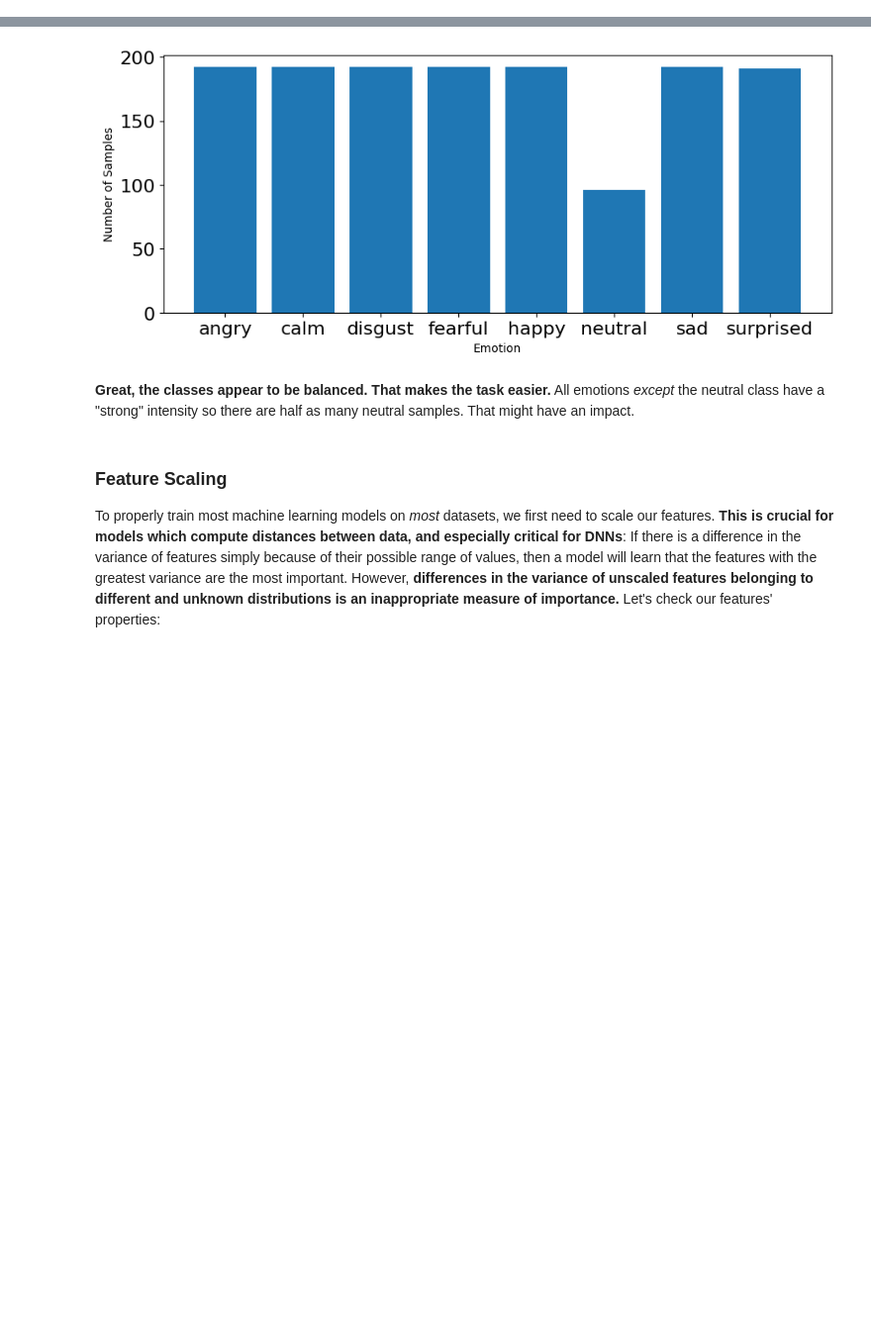
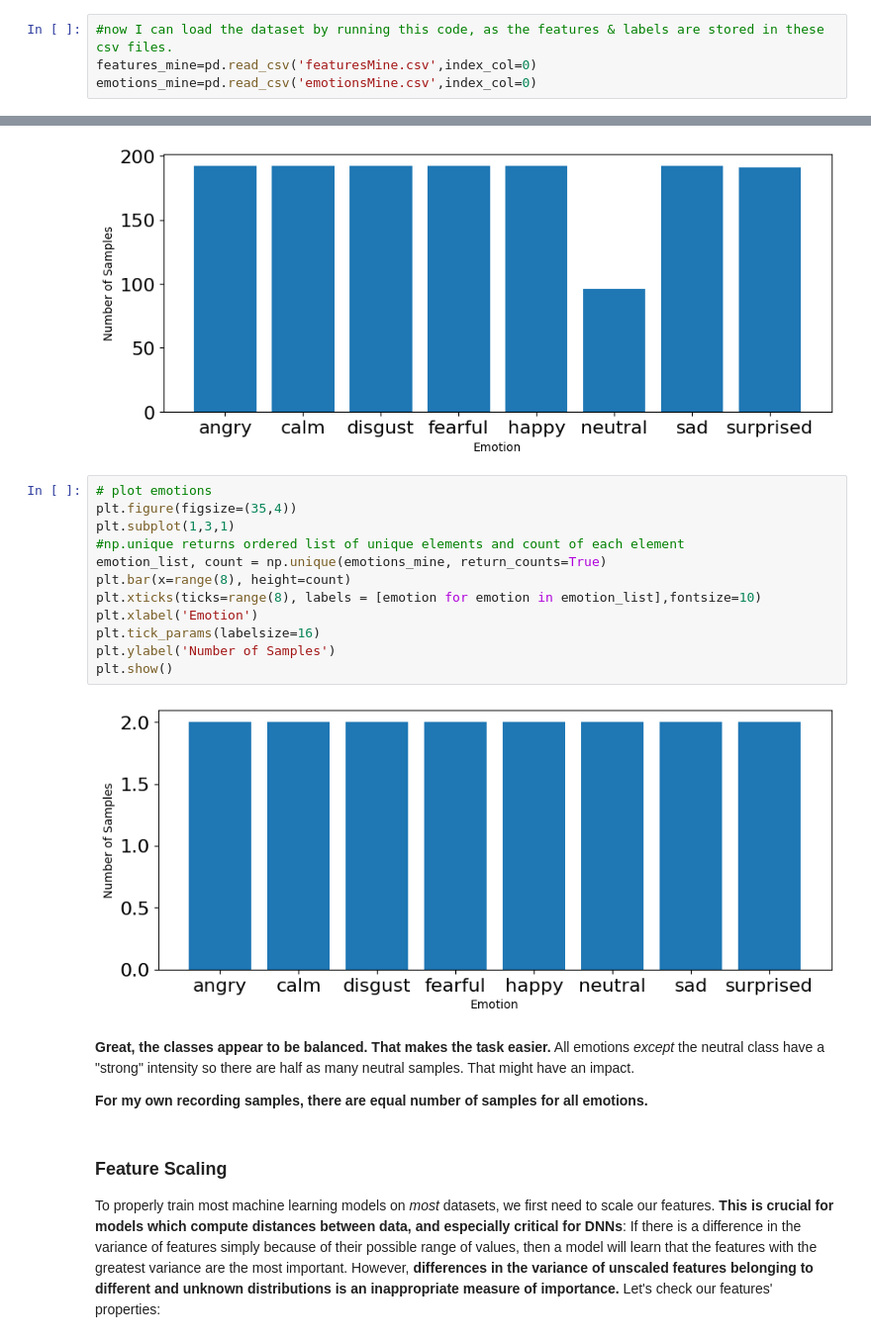
Before and after one commit to jaejams/Week3-ClassicML, a Jupyter notebook: week_3_machinelearning.ipynb, the cells around one changed output, grey strips where cells are left out. Shown: that part at 99% size. Saved outputs shown, nothing was run; the diff lists cells and outputs as text; blank space fills up the shorter version.

Commit message:
did up to making a graph

```diff
--- a/week_3_machinelearning.ipynb
+++ b/week_3_machinelearning.ipynb
@@ -238,6 +293,10 @@ Once saved you only need to load them later by running the cell below, and **ski
 # %%
 features=pd.read_csv('featuresRavdess.csv',index_col=0)
 emotions=pd.read_csv('emotionsRavdess.csv',index_col=0)
+# %%
+#now I can load the dataset by running this code, as the features & labels are stored in these csv files.
+features_mine=pd.read_csv('featuresMine.csv',index_col=0)
+emotions_mine=pd.read_csv('emotionsMine.csv',index_col=0)
 # %% [markdown]
 let's see if they have been loaded correctly!
 # %%
@@ -266,8 +335,24 @@ plt.ylabel('Number of Samples')
 plt.show()
 # %% [output]
 [figure]
+# %%
+# plot emotions
+plt.figure(figsize=(35,4))
+plt.subplot(1,3,1)
+#np.unique returns ordered list of unique elements and count of each element
+emotion_list, count = np.unique(emotions_mine, return_counts=True)
+plt.bar(x=range(8), height=count)
+plt.xticks(ticks=range(8), labels = [emotion for emotion in emotion_list],fontsize=10)
+plt.xlabel('Emotion')
+plt.tick_params(labelsize=16)
+plt.ylabel('Number of Samples')
+plt.show()
+# %% [output]
+[figure, added]
 # %% [markdown]
 **Great, the classes appear to be balanced. That makes the task easier.** All emotions _except_ the neutral class have a "strong" intensity so there are half as many neutral samples. That might have an impact.
+
+**For my own recording samples, there are equal number of samples for all emotions.**
 # %% [markdown]
 ### Feature Scaling
 To properly train most machine learning models on _most_ datasets, we first need to scale our features. **This is crucial for models which compute distances between data, and especially critical for DNNs**: If there is a difference in the variance of features simply because of their possible range of values, then a model will learn that the features with the greatest variance are the most important. However, **differences in the variance of unscaled features belonging to different and unknown distributions is an inappropriate measure of importance.** Let's check our features' properties:
```
Also changed, not shown: parts of 9 cells of this notebook.
